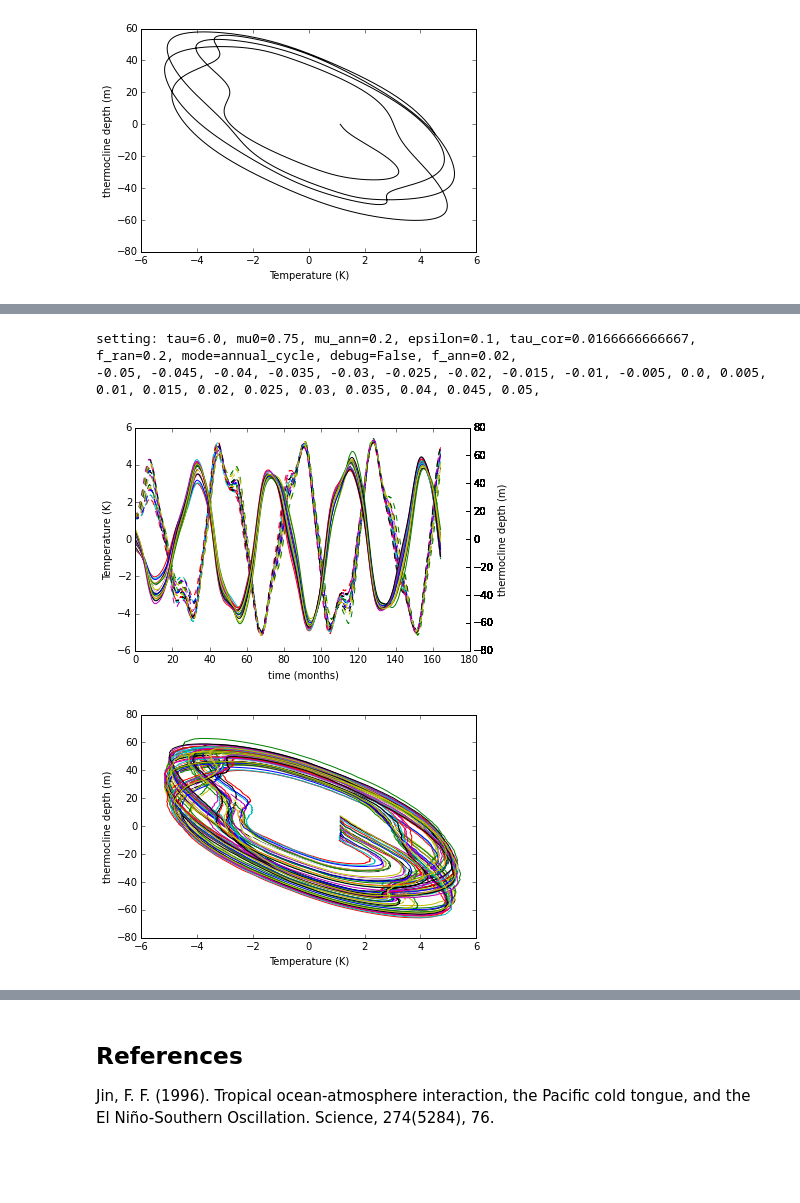
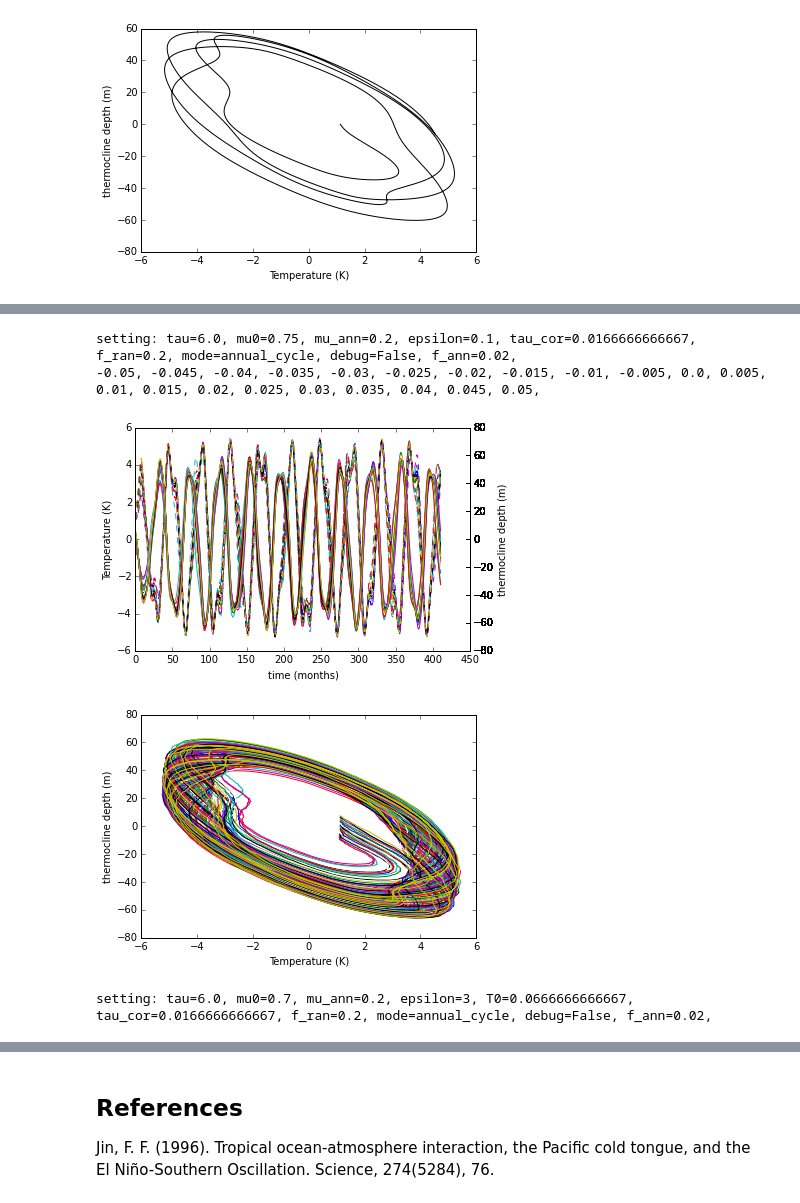
Before and after one commit to markmuetz/mtmw14, a Jupyter notebook: project1/Project1_ENSO_oscillator.ipynb, the cells around one changed output, grey strips where cells are left out. Drawn from its saved outputs; the diff is of its cells as text; code cells hidden in the pictures; blank space fills up the shorter version.

Commit message:
Add the ability to use same stoch. seq. for ensembles.
Add demonstrations of (lack of) chaotic behaviour to notebook using above.

```diff
--- a/project1/Project1_ENSO_oscillator.ipynb
+++ b/project1/Project1_ENSO_oscillator.ipynb
@@ -98,15 +98,29 @@ setting: tau=6.0, mu0=0.75, mu_ann=0.2, epsilon=0.1, tau_cor=0.0166666666667, f_
 # %%
-nperiods = 4
+nperiods = 10
 # Set dt to one day by calculating nt correspondingly.
 nt = int(one_period * nperiods * 30)
 tau=12/sim.TIME_SCALE # N.B. non-dimensionalised
 tau_cor=1/30/sim.TIME_SCALE # N.B. non-dimensionalised
+settings = sim.init_settings(epsilon=0.1, mu0=0.75, mu_ann=0.2, tau=tau,
+                             f_ann=0.02, f_ran=0.2, tau_cor=tau_cor,
+                             mode='annual_cycle', debug=False)
 
-results = sim.run_enso_ensemble(one_period * nperiods, nt, tau, tau_cor,
-                                h0_min=-0.05, h0_max=0.05)
+results = sim.run_enso_ensemble(one_period * nperiods, nt, settings, h0_min=-0.05, h0_max=0.05)
 plot_ensemble_output(results)
 # %% [output]
 setting: tau=6.0, mu0=0.75, mu_ann=0.2, epsilon=0.1, tau_cor=0.0166666666667, f_ran=0.2, mode=annual_cycle, debug=False, f_ann=0.02,
 -0.05, -0.045, -0.04, -0.035, -0.03, -0.025, -0.02, -0.015, -0.01, -0.005, 0.0, 0.005, 0.01, 0.015, 0.02, 0.025, 0.03, 0.035, 0.04, 0.045, 0.05,
-[figure, old version]
+[figure, new version]
-[figure, old version]
+[figure, new version]
+# %%
+# Settings as used by the following ensemble runs.
+nperiods = 10
+# Set dt to one day by calculating nt correspondingly.
+nt = int(one_period * nperiods * 30)
+tau=12/sim.TIME_SCALE # N.B. non-dimensionalised
+tau_cor=1/30/sim.TIME_SCALE # N.B. non-dimensionalised
+settings = sim.init_settings(T0=0.5/sim.T_SCALE, epsilon=3, mu0=0.7, mu_ann=0.2, tau=tau,
+                             f_ann=0.02, f_ran=0.2, tau_cor=tau_cor,
+                             mode='annual_cycle', debug=False)
+# %% [output]
+setting: tau=6.0, mu0=0.7, mu_ann=0.2, epsilon=3, T0=0.0666666666667, tau_cor=0.0166666666667, f_ran=0.2, mode=annual_cycle, debug=False, f_ann=0.02,
```
Also changed, not shown: parts of 5 cells of this notebook, 1 other file.
